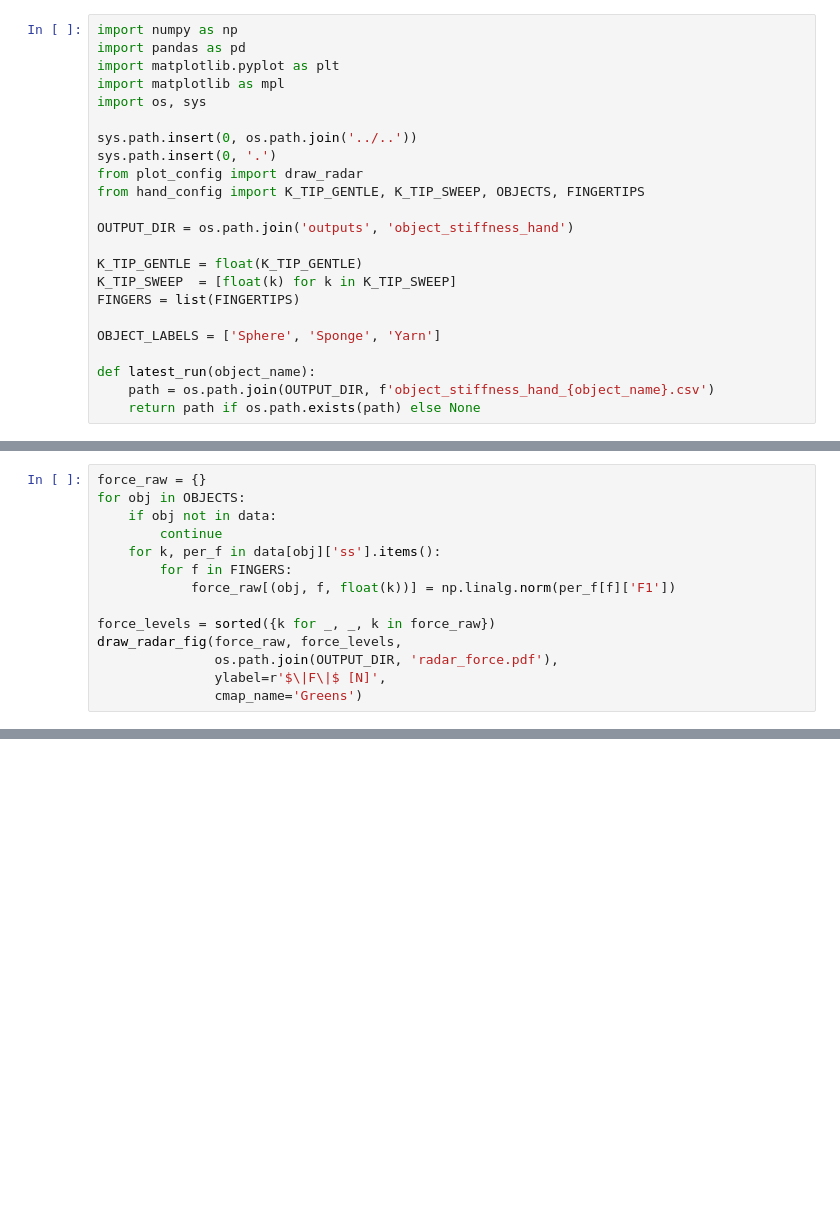
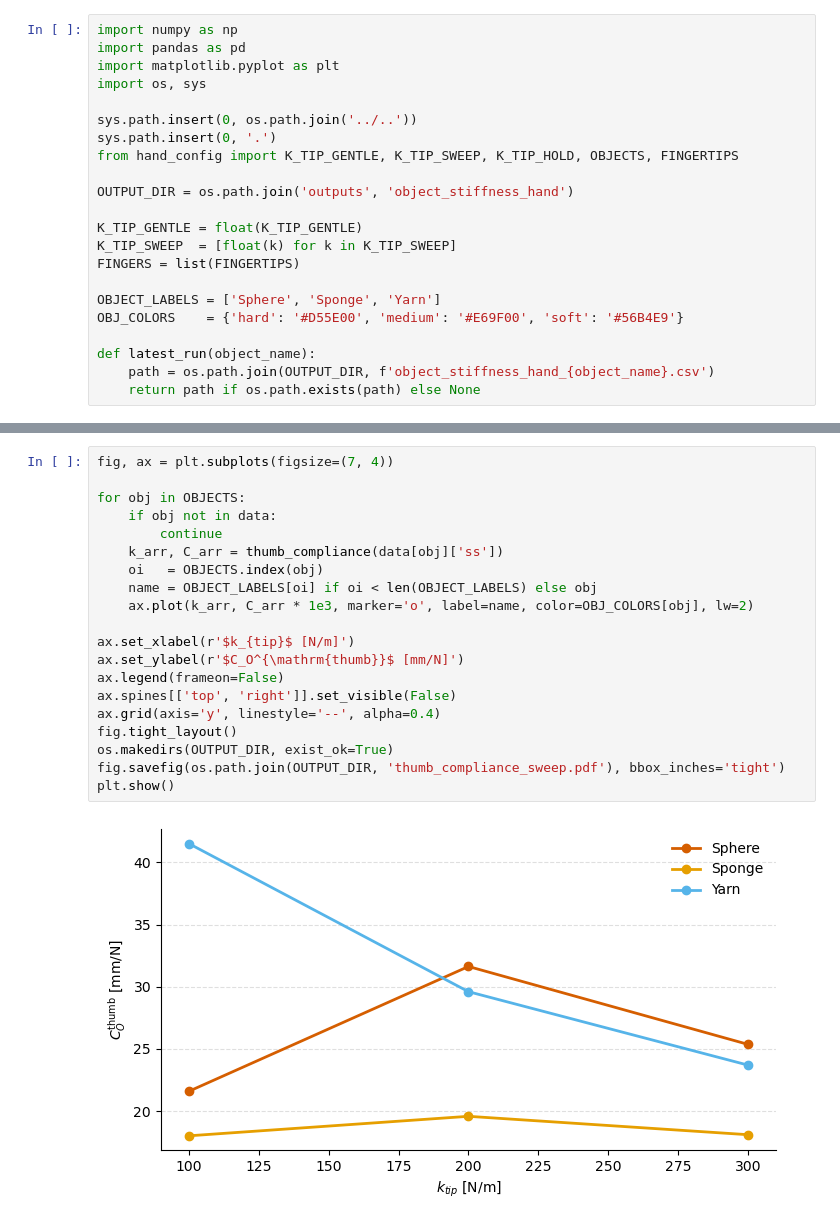
Before and after one commit to CREATE-Lab-EPFL/HumanManipulationVMC, a Jupyter notebook: ProprioceptiveSensing/Hand/plot_object_stiffness_hand.ipynb, the cells around one changed output, grey strips where cells are left out. Drawn from its saved outputs; the diff is of its cells as text; blank space fills up the shorter version.

```diff
--- a/ProprioceptiveSensing/Hand/plot_object_stiffness_hand.ipynb
+++ b/ProprioceptiveSensing/Hand/plot_object_stiffness_hand.ipynb
@@ -64,13 +22,11 @@ Lower $\langle C_O \rangle$ $\Rightarrow$ stiffer object.
 import numpy as np
 import pandas as pd
 import matplotlib.pyplot as plt
-import matplotlib as mpl
 import os, sys
 
 sys.path.insert(0, os.path.join('../..'))
 sys.path.insert(0, '.')
-from plot_config import draw_radar
-from hand_config import K_TIP_GENTLE, K_TIP_SWEEP, OBJECTS, FINGERTIPS
+from hand_config import K_TIP_GENTLE, K_TIP_SWEEP, K_TIP_HOLD, OBJECTS, FINGERTIPS
 
 OUTPUT_DIR = os.path.join('outputs', 'object_stiffness_hand')
 
@@ -79,6 +35,7 @@ K_TIP_SWEEP  = [float(k) for k in K_TIP_SWEEP]
 FINGERS = list(FINGERTIPS)
 
 OBJECT_LABELS = ['Sphere', 'Sponge', 'Yarn']
+OBJ_COLORS    = {'hard': '#D55E00', 'medium': '#E69F00', 'soft': '#56B4E9'}
 
 def latest_run(object_name):
     path = os.path.join(OUTPUT_DIR, f'object_stiffness_hand_{object_name}.csv')
@@ -321,14 +89,0 @@ draw_radar_fig(disp_raw, disp_levels,
-# %%
-force_raw = {}
-for obj in OBJECTS:
-    if obj not in data:
-        continue
-    for k, per_f in data[obj]['ss'].items():
-        for f in FINGERS:
-            force_raw[(obj, f, float(k))] = np.linalg.norm(per_f[f]['F1'])
-
-force_levels = sorted({k for _, _, k in force_raw})
-draw_radar_fig(force_raw, force_levels,
-               os.path.join(OUTPUT_DIR, 'radar_force.pdf'),
-               ylabel=r'$\|F\|$ [N]',
-               cmap_name='Greens')
@@ -343,0 +95,22 @@ Threshold midpoints between consecutive $C_O$ values separate stiff / medium / s
+# %%
+fig, ax = plt.subplots(figsize=(7, 4))
+
+for obj in OBJECTS:
+    if obj not in data:
+        continue
+    k_arr, C_arr = thumb_compliance(data[obj]['ss'])
+    oi   = OBJECTS.index(obj)
+    name = OBJECT_LABELS[oi] if oi < len(OBJECT_LABELS) else obj
+    ax.plot(k_arr, C_arr * 1e3, marker='o', label=name, color=OBJ_COLORS[obj], lw=2)
+
+ax.set_xlabel(r'$k_{tip}$ [N/m]')
+ax.set_ylabel(r'$C_O^{\mathrm{thumb}}$ [mm/N]')
+ax.legend(frameon=False)
+ax.spines[['top', 'right']].set_visible(False)
+ax.grid(axis='y', linestyle='--', alpha=0.4)
+fig.tight_layout()
+os.makedirs(OUTPUT_DIR, exist_ok=True)
+fig.savefig(os.path.join(OUTPUT_DIR, 'thumb_compliance_sweep.pdf'), bbox_inches='tight')
+plt.show()
+# %% [output]
+[figure, added]
```
Also changed, not shown: parts of 19 cells of this notebook, 17 other files.
